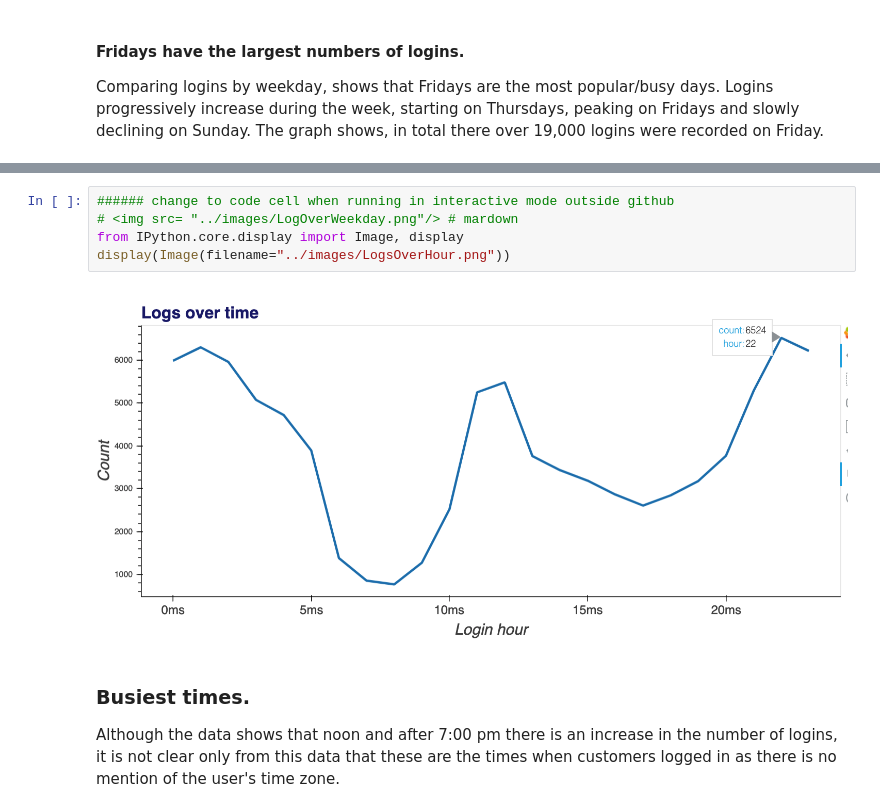
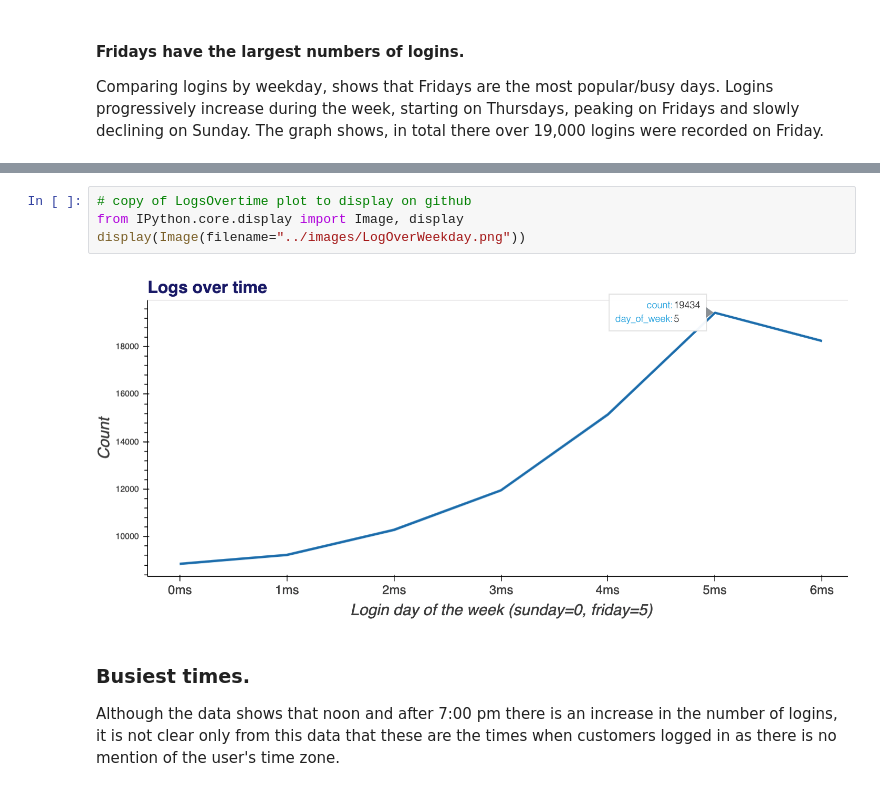
Before and after one commit to MeierG/Data-Science-Projects, a Jupyter notebook: ultimate_challenge/notebook/challenge.ipynb, the cells around one changed output, grey strips where cells are left out. Drawn from its saved outputs; the diff is of its cells as text.

```diff
--- a/ultimate_challenge/notebook/challenge.ipynb
+++ b/ultimate_challenge/notebook/challenge.ipynb
@@ -156,12 +156,11 @@ plot_LogsOvertime(sampled_logs, col1='day_of_week',
 [interactive output not drawn]
 [interactive output not drawn]
 # %%
-###### change to code cell when running in interactive mode outside github
-# <img src= "../images/LogOverWeekday.png"/> # mardown
+# copy of LogsOvertime plot to display on github
 from IPython.core.display import Image, display
-display(Image(filename="../images/LogsOverHour.png"))
+display(Image(filename="../images/LogOverWeekday.png"))
 # %% [output]
-[figure, old version]
+[figure, new version]
 # %% [markdown]
 ### Busiest times.
 
```
Also changed, not shown: parts of 2 cells of this notebook.
